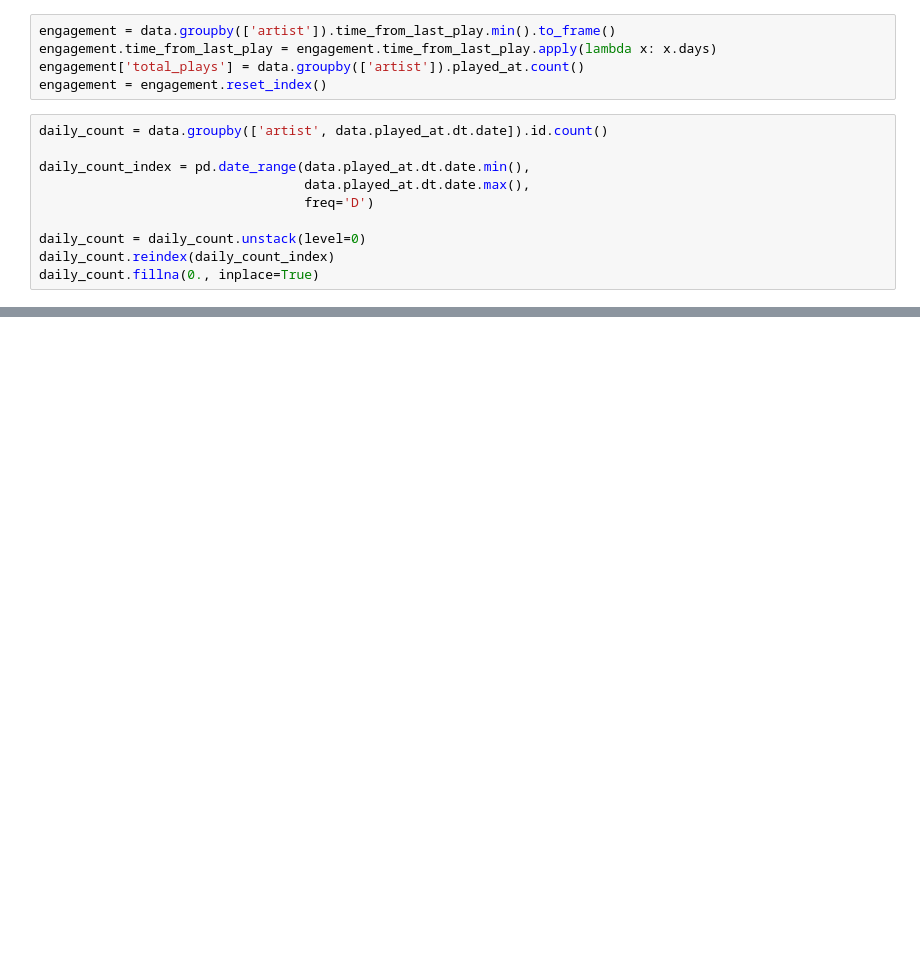
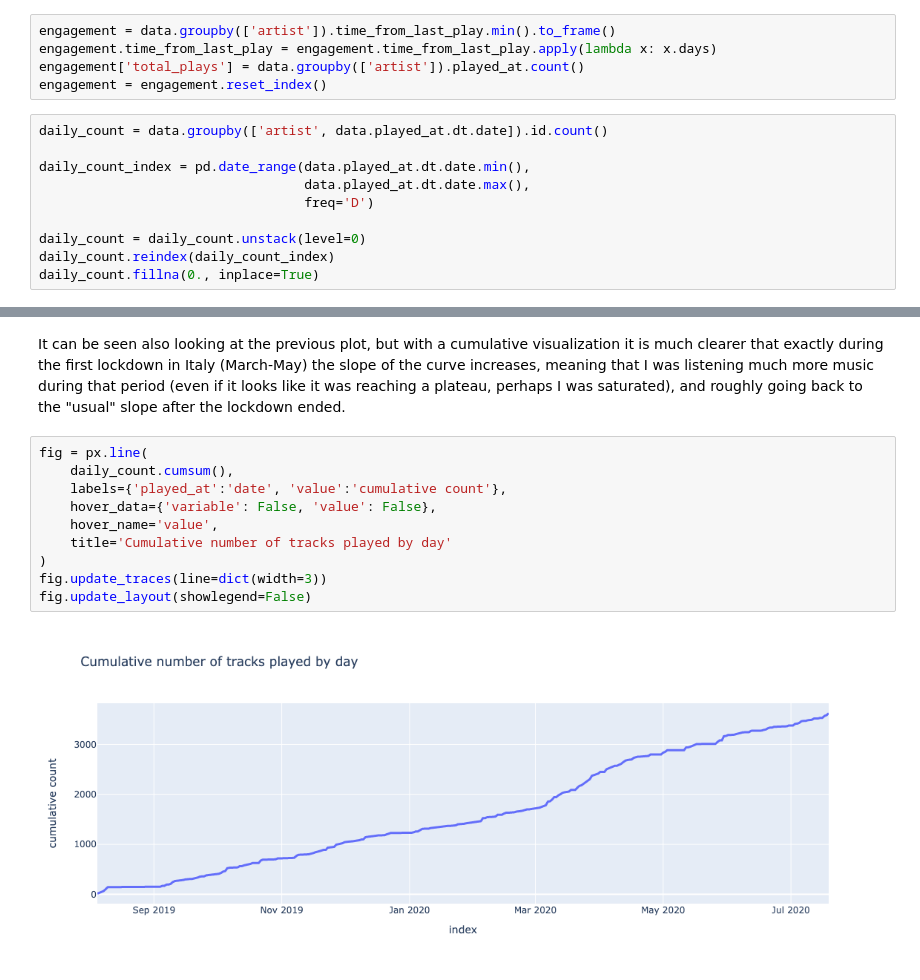
Before and after one commit to cborile/spotify_analysis, a Jupyter notebook: notebooks/engagement.ipynb, the cells around one changed output, grey strips where cells are left out. Saved outputs shown, nothing was run; the diff lists cells and outputs as text; blank space fills up the shorter version.

```diff
--- a/notebooks/engagement.ipynb
+++ b/notebooks/engagement.ipynb
@@ -55,0 +125,14 @@ engagement.time_from_last_play = engagement.time_from_last_play + 1
+# %% [markdown]
+It can be seen also looking at the previous plot, but with a cumulative visualization it is much clearer that exactly during the first lockdown in Italy (March-May) the slope of the curve increases, meaning that I was listening much more music during that period (even if it looks like it was reaching a plateau, perhaps I was saturated), and roughly going back to the "usual" slope after the lockdown ended.
+# %%
+fig = px.line(
+    daily_count.cumsum(),
+    labels={'played_at':'date', 'value':'cumulative count'},
+    hover_data={'variable': False, 'value': False},
+    hover_name='value',
+    title='Cumulative number of tracks played by day'
+)
+fig.update_traces(line=dict(width=3))
+fig.update_layout(showlegend=False)
+# %% [output]
+[figure, added]
```
Also changed, not shown: parts of 25 cells of this notebook, 2 other files.
